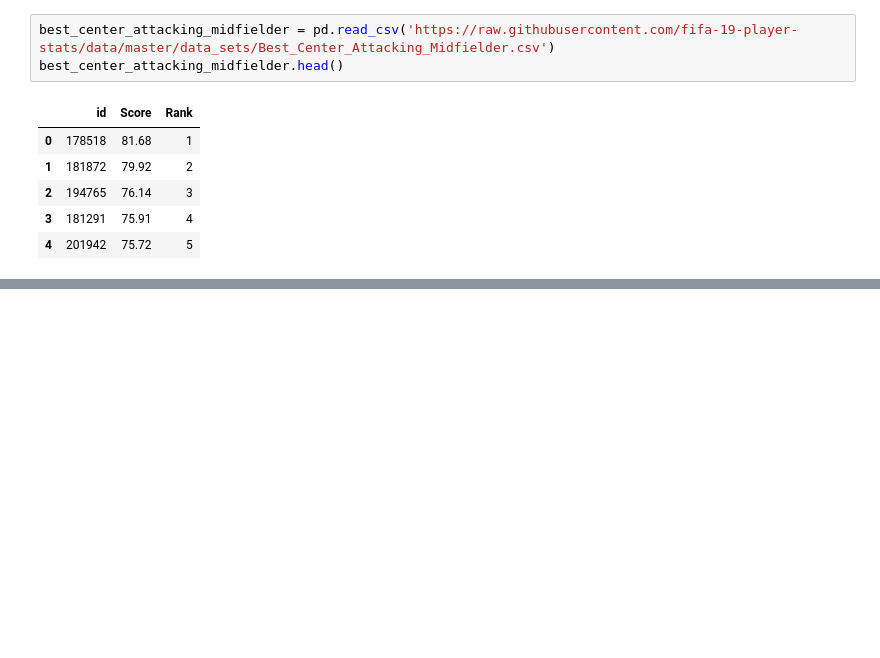
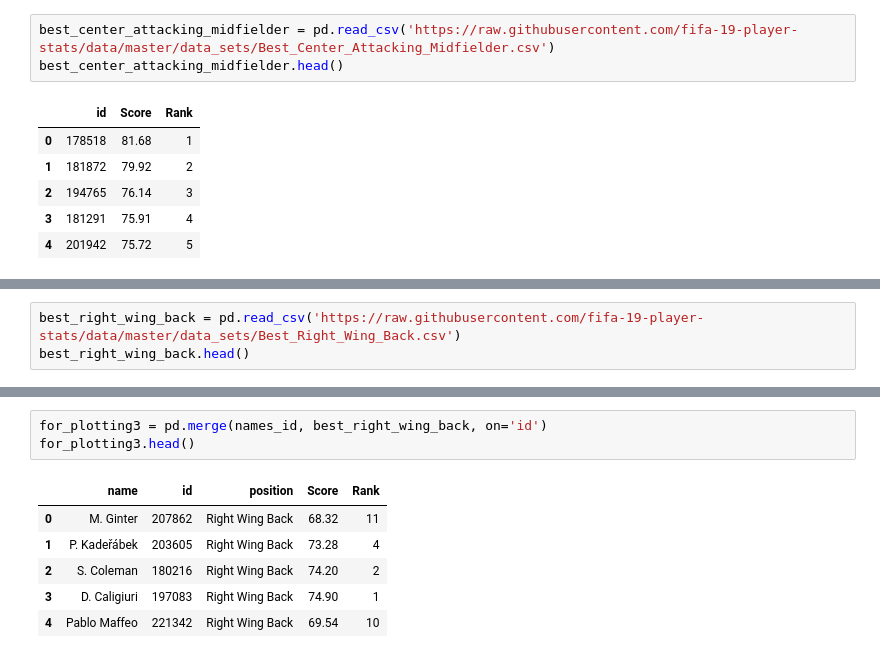
Before and after one commit to fifa-19-player-stats/data, a Jupyter notebook: code/FIFA19_Merging_Plotly.ipynb, the cells around one changed output, grey strips where cells are left out. Cells and saved outputs as stored; diff of their text form; blank space fills up the shorter version.

```diff
--- a/code/FIFA19_Merging_Plotly.ipynb
+++ b/code/FIFA19_Merging_Plotly.ipynb
@@ -67,0 +99,3 @@ best_center_attacking_midfielder.head()
+# %%
+best_right_wing_back = pd.read_csv('https://raw.githubusercontent.com/fifa-19-player-stats/data/master/data_sets/Best_Right_Wing_Back.csv')
+best_right_wing_back.head()
@@ -67,0 +109,10 @@ best_center_attacking_midfielder.head()
+# %%
+for_plotting3 = pd.merge(names_id, best_right_wing_back, on='id')
+for_plotting3.head()
+# %% [output]
+|  | name | id | position | Score | Rank |
+| 0 | M. Ginter | 207862 | Right Wing Back | 68.32 | 11 |
+| 1 | P. Kadeřábek | 203605 | Right Wing Back | 73.28 | 4 |
+| 2 | S. Coleman | 180216 | Right Wing Back | 74.20 | 2 |
+| 3 | D. Caligiuri | 197083 | Right Wing Back | 74.90 | 1 |
+| 4 | Pablo Maffeo | 221342 | Right Wing Back | 69.54 | 10 |
```
Also changed, not shown: parts of 54 cells of this notebook, 5 other files.
